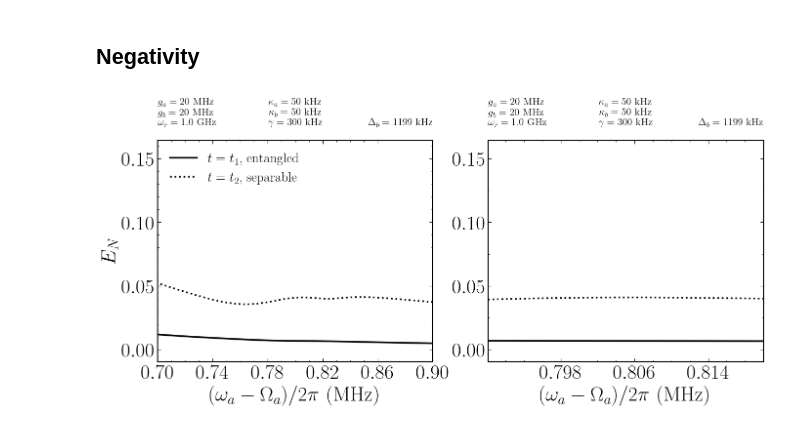
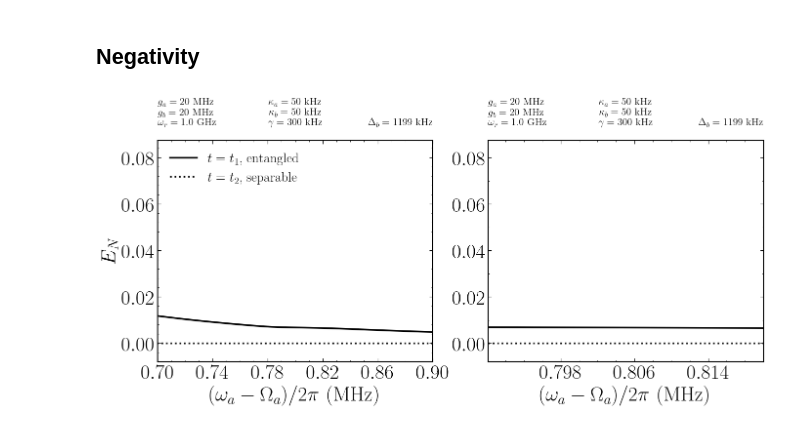
Before and after one commit to asantanah/code_for_paper, a Jupyter notebook: simulation_steady_state.ipynb, the cells around one changed output. Drawn from its saved outputs; the diff is of its cells as text; code cells hidden in the pictures.

```diff
--- a/simulation_steady_state.ipynb
+++ b/simulation_steady_state.ipynb
@@ -1392,3 +1341,11 @@ for i in range(len(results_neg)):
+# %%
+neg = []
+for m in range(len(Ea_drive)):
+    for n in range(len(Eb_drive)):
+        aux = []
+        for i in range(len(results_neg)):
+            aux.append(results_neg[i][m][n])
+        neg.append(aux)
 # %%
 from scipy.signal import hilbert
 
@@ -1397,8 +1354,8 @@ x_list = (w[0] - Omega_a_list) / (2 * pi * 1e6)
 # Output
 fig, axes = plt.subplots(1, 2, figsize=(16, 6))
 
-axes[0].plot(x_list, neg00, color = 'black', linestyle='-', lw = lw, label = r'$t = t_1$, entangled')
-axes[0].plot(x_list, neg11, color = 'black', linestyle=':', lw = lw, label = r'$t = t_2$, separable')
+axes[0].plot(x_list, neg[0], color = 'black', linestyle='-', lw = lw, label = r'$t = t_1$, entangled')
+axes[0].plot(x_list, neg[-1], color = 'black', linestyle=':', lw = lw, label = r'$t = t_2$, separable')
 
 axes[0].set_xlabel(r'$(\omega_a - \Omega_a)/2\pi$ (MHz)', rotation=0, fontsize=fs)
 axes[0].set_ylabel(r'$E_N$', rotation=90, fontsize=fs)
@@ -1429,8 +1386,8 @@ axes[0].set_title('$\Delta_b = %d$ kHz' % (((w[1] - Omega)/(2*pi*1e3))), loc = '
 
 axes[0].margins(x=0.1, y=0.1)
 ##############################
-axes[1].plot(x_list, neg00, color = 'black', linestyle='-', lw = lw, label = r'$t = t_1$ (entangled)')
-axes[1].plot(x_list, neg11, color = 'black', linestyle=':', lw = lw, label = r'$t = t_2$ (separable)')
+axes[1].plot(x_list, neg[0], color = 'black', linestyle='-', lw = lw, label = r'$t = t_1$ (entangled)')
+axes[1].plot(x_list, neg[-1], color = 'black', linestyle=':', lw = lw, label = r'$t = t_2$ (separable)')
 
 #axes[1].vlines(x_list[list_pos],-2,2, color='black', linestyle=':', lw = 1)
 #axes[1].hlines(y_list_2[list_pos],-1,1, color='black', linestyle=':', lw = 1)
@@ -1447,31 +1404,31 @@ axes[1].yaxis.set_ticks_position('both')
 axes[1].set_xlim(0.7801,0.830)
 #axes[1].set_ylim(0.85,1.001)
 
 start, end = axes[1].get_xlim()
 axes[1].xaxis.set_ticks(arange(0.790, end+0.001, (end - 0.790)/5))
 
 axes[1].set_xlim(0.7901,0.820)
 
 axes[1].xaxis.set_ticks_position('both')
 axes[1].yaxis.set_ticks_position('both')
 
 axes[1].yaxis.set_minor_locator(AutoMinorLocator(2))
 axes[1].xaxis.set_minor_locator(AutoMinorLocator(4))
 
 axes[1].xaxis.set_tick_params(length=5)
 axes[1].yaxis.set_tick_params(length=5)
 
 axes[1].set_title('$g_a = %d$ MHz \n$g_b = %d$ MHz \n$\omega_r = %.1f$ GHz' % ((g[0]/(2*pi*1e6)), (g[1]/(2*pi*1e6)), (w[2]/(2*pi*1e9))), loc = 'left', y = 1.05, fontsize = 15)
 axes[1].set_title('$\kappa_a = %d$ kHz \n$\kappa_b = %d$ kHz \n$\gamma = %d$ kHz' % ((kappa[0]/(2*pi*1e3)), (kappa[1]/(2*pi*1e3)), (kappa[2]/(2*pi*1e3))), loc = 'center', y = 1.05, fontsize = 15)
 axes[1].set_title('$\Delta_b = %d$ kHz' % (((w[1] - Omega)/(2*pi*1e3))), loc = 'right', y = 1.05, fontsize = 15)
 
 #axes[1].arrow(x_list[list_pos],y_list_1[list_pos],0,y_list_2[list_pos]-y_list_1[list_pos]+0.005, width = 0.00007, head_width=0.0005, head_length=0.005, color='black')
 
 #axes[0].text(0.71,0.8,r'Entangled', color='blue',fontsize=23)
 #axes[0].text(0.845,0.8,r'Separable', color='red',fontsize=23)
 
 #axes[1].text(0.796, 0.96,r'$\approx 10\%$', fontsize=18)
 
 axes[1].margins(x=0.1, y=0.1)
 # %% [output]
-[figure, old version]
+[figure, new version]
```
Also changed, not shown: parts of 2 cells of this notebook.
